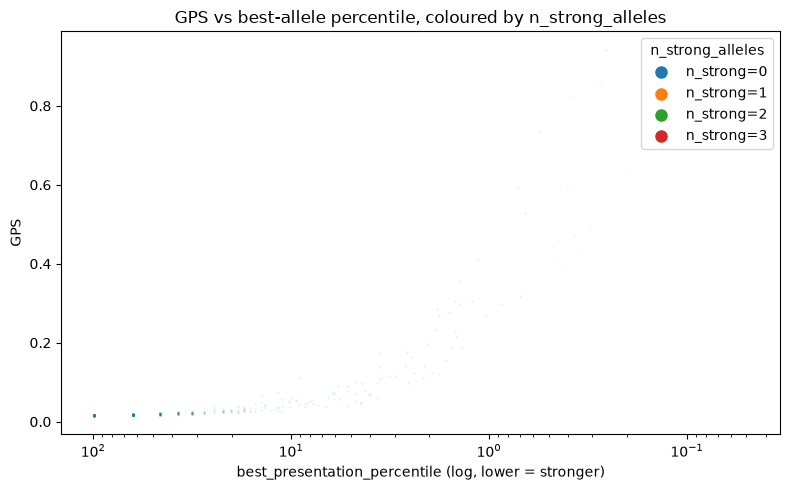
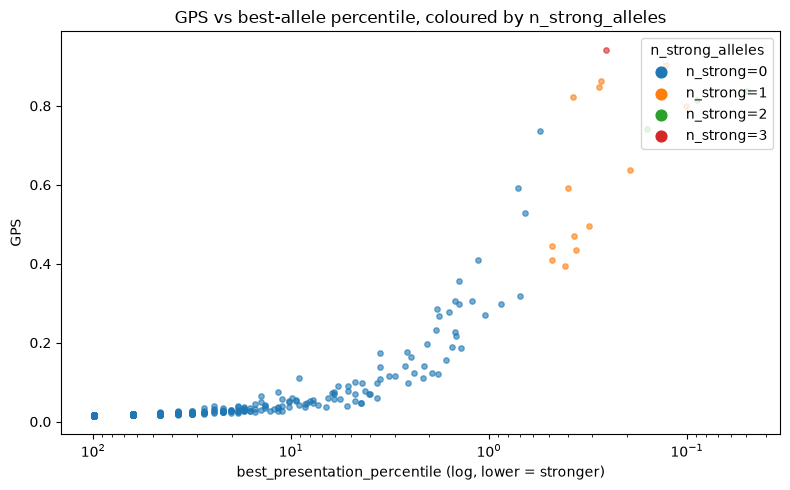
The notebook cell's code change between the first figure and the second:
--- before
+++ after
@@ -2,5 +2,5 @@
 for n, grp in pres.groupby("n_strong_alleles"):
     ax.scatter(grp["best_presentation_percentile"], grp["genotype_presentation_score"],
-               alpha=0.05, s=1, label=f"n_strong={n}")
+               alpha=0.6, s=15, label=f"n_strong={n}")
 
 ax.set_xscale("log")
@@ -9,5 +9,5 @@
 ax.set_title("GPS vs best-allele percentile, coloured by n_strong_alleles")
 ax.invert_xaxis()
-legend = ax.legend(markerscale=8, title="n_strong_alleles", loc="upper right")
+legend = ax.legend(markerscale=2, title="n_strong_alleles", loc="upper right")
 for lh in legend.legend_handles:
     lh.set_alpha(1)

Commit: research(scientist): address @claude review on PR #898